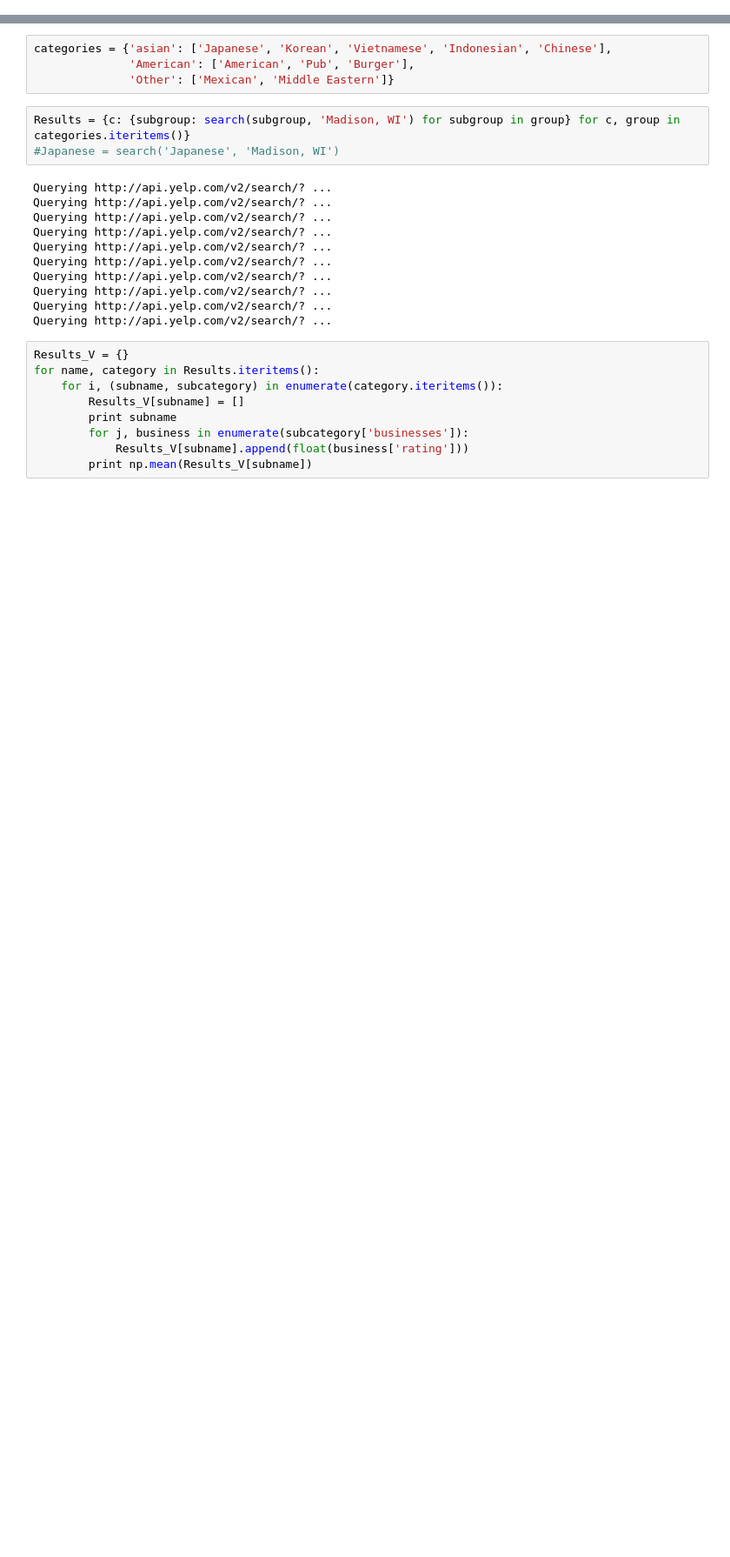
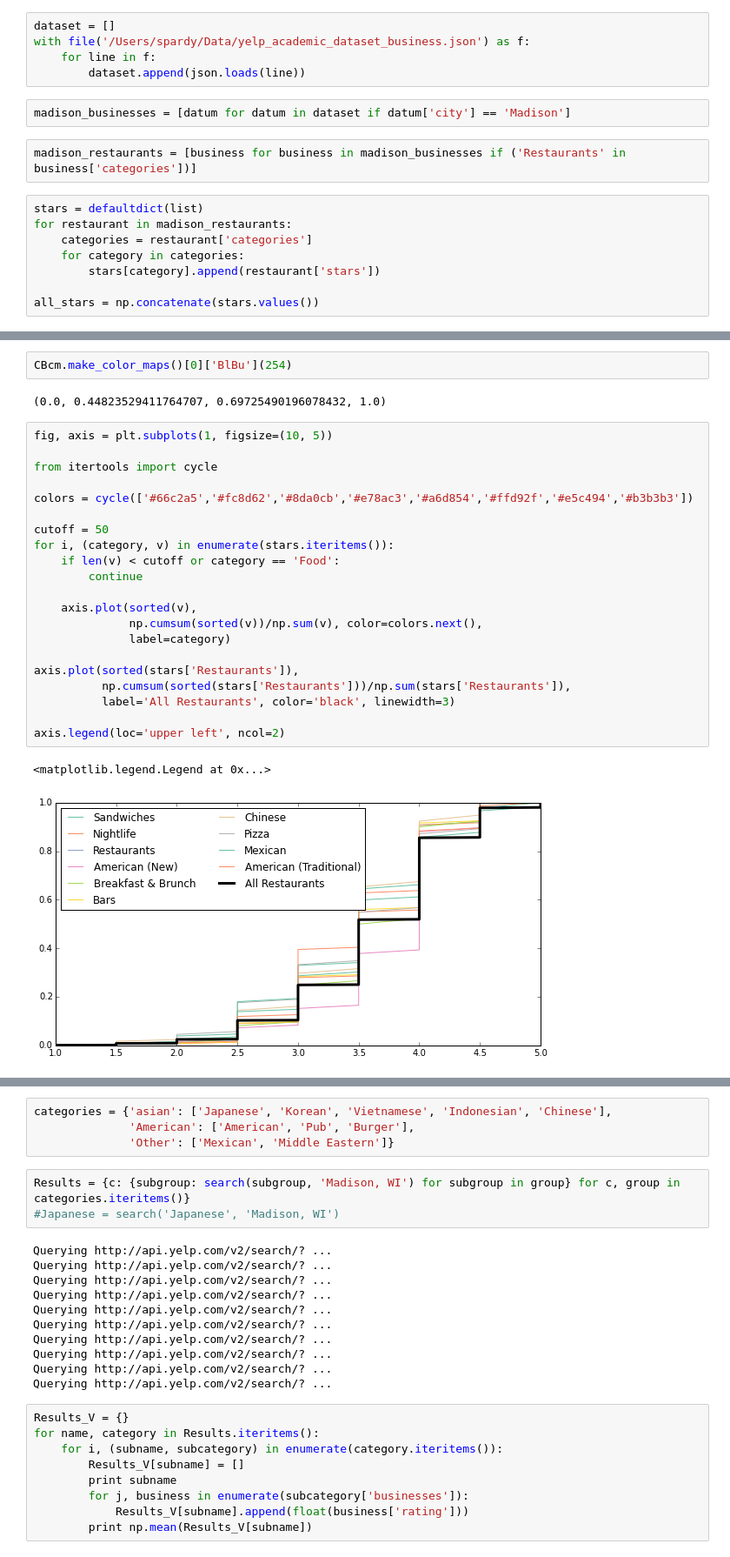
Before and after one commit to stephenpardy/PythonNotebooks, a Jupyter notebook: Yelp_Ratings.ipynb, the cells around one changed output, grey strips where cells are left out. Shown: that part at 87% size. Saved outputs shown, nothing was run; the diff lists cells and outputs as text; blank space fills up the shorter version.

```diff
--- a/Yelp_Ratings.ipynb
+++ b/Yelp_Ratings.ipynb
@@ -85,0 +101,17 @@ def search(term, location, search_limit=20, offset=0):
+# %%
+dataset = []
+with file('/Users/spardy/Data/yelp_academic_dataset_business.json') as f:
+    for line in f:
+        dataset.append(json.loads(line))
+# %%
+madison_businesses = [datum for datum in dataset if datum['city'] == 'Madison']
+# %%
+madison_restaurants = [business for business in madison_businesses if ('Restaurants' in business['categories'])]
+# %%
+stars = defaultdict(list)
+for restaurant in madison_restaurants:
+    categories = restaurant['categories']
+    for category in categories:
+        stars[category].append(restaurant['stars'])
+
+all_stars = np.concatenate(stars.values())
@@ -85,0 +120,28 @@ def search(term, location, search_limit=20, offset=0):
+# %%
+CBcm.make_color_maps()[0]['BlBu'](254)
+# %% [output]
+(0.0, 0.44823529411764707, 0.69725490196078432, 1.0)
+# %%
+fig, axis = plt.subplots(1, figsize=(10, 5))
+
+from itertools import cycle
+
+colors = cycle(['#66c2a5','#fc8d62','#8da0cb','#e78ac3','#a6d854','#ffd92f','#e5c494','#b3b3b3'])
+
+cutoff = 50
+for i, (category, v) in enumerate(stars.iteritems()):
+    if len(v) < cutoff or category == 'Food':
+        continue
+
+    axis.plot(sorted(v),
+              np.cumsum(sorted(v))/np.sum(v), color=colors.next(),
+              label=category)
+
+axis.plot(sorted(stars['Restaurants']),
+          np.cumsum(sorted(stars['Restaurants']))/np.sum(stars['Restaurants']),
+          label='All Restaurants', color='black', linewidth=3)
+
+axis.legend(loc='upper left', ncol=2)
+# %% [output]
+<matplotlib.legend.Legend at 0x...>
+[figure, added]
```
Also changed, not shown: parts of 10 cells of this notebook, 3 other files.
